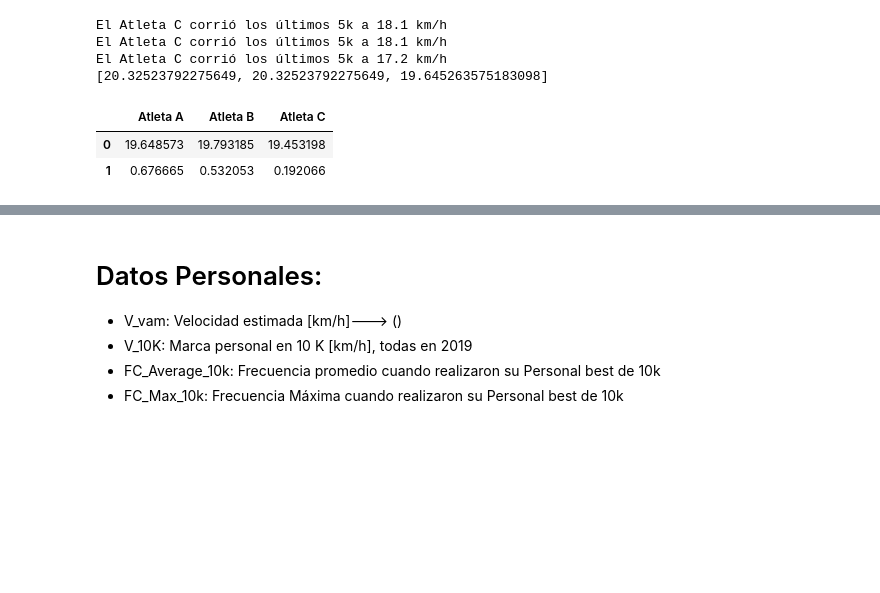
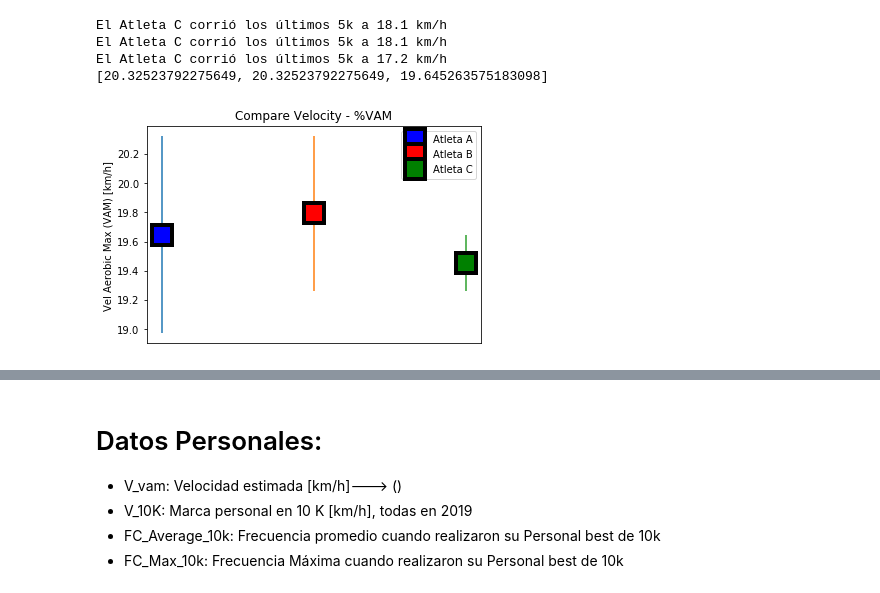
Before and after one commit to sagarueda/Data_10k_Test, a Jupyter notebook: Test 10K.ipynb, the cells around one changed output, grey strips where cells are left out. Drawn from its saved outputs; the diff is of its cells as text; code cells hidden in the pictures; blank space fills up the shorter version.

```diff
--- a/Test 10K.ipynb
+++ b/Test 10K.ipynb
@@ -231,20 +231,39 @@ El Atleta C corrió los últimos 5k a 17.2 km/h
 # %%
 #En base a las dos opciones de cálculo de VAM podemos tomar el promedio de ambas y su barra de error como la diferencia.
 
 VAM = pd.DataFrame()
 y = []
 e = []
 for j in range(3):
     y.append((VAM_1[j]+VAM_2[j])/2)
     e.append((VAM_2[j]-VAM_1[j])/2)
     VAM[atl[j]] = [y[j],e[j]]
 
 VAM.head()
 #vam con su error de estimación:
+
+
+plt.figure()
+plt.title("Compare Velocity - %VAM")
+
+plt.errorbar([0],y[0],e[0], marker='s', mfc='blue',
+         mec='black', ms=20, mew=4,label = "Atleta A")
+plt.xticks([])
+plt.errorbar([1],y[1],e[1], marker='s', mfc='red',
+         mec='black', ms=20, mew=4,label = "Atleta B")
+plt.xticks([])
+plt.errorbar([2],y[2],e[2], marker='s', mfc='green',
+         mec='black', ms=20, mew=4,label = "Atleta C")
+plt.xticks([])
+plt.legend(loc='lower right')
+#plt.xlabel('Atleta')
+plt.ylabel("Vel Aerobic Max (VAM) [km/h] ")
+plt.legend()
+
+
+plt.show()
 # %% [output]
-|  | Atleta A | Atleta B | Atleta C |
-| 0 | 19.648573 | 19.793185 | 19.453198 |
-| 1 | 0.676665 | 0.532053 | 0.192066 |
+[figure, added]
 # %%
 names = ["Atleta A", "Atleta B","Atleta C"]
 #VAM = [3:12, 3:03,3:08] #vel de 2k de c/u
```
Also changed, not shown: parts of 2 cells of this notebook.
